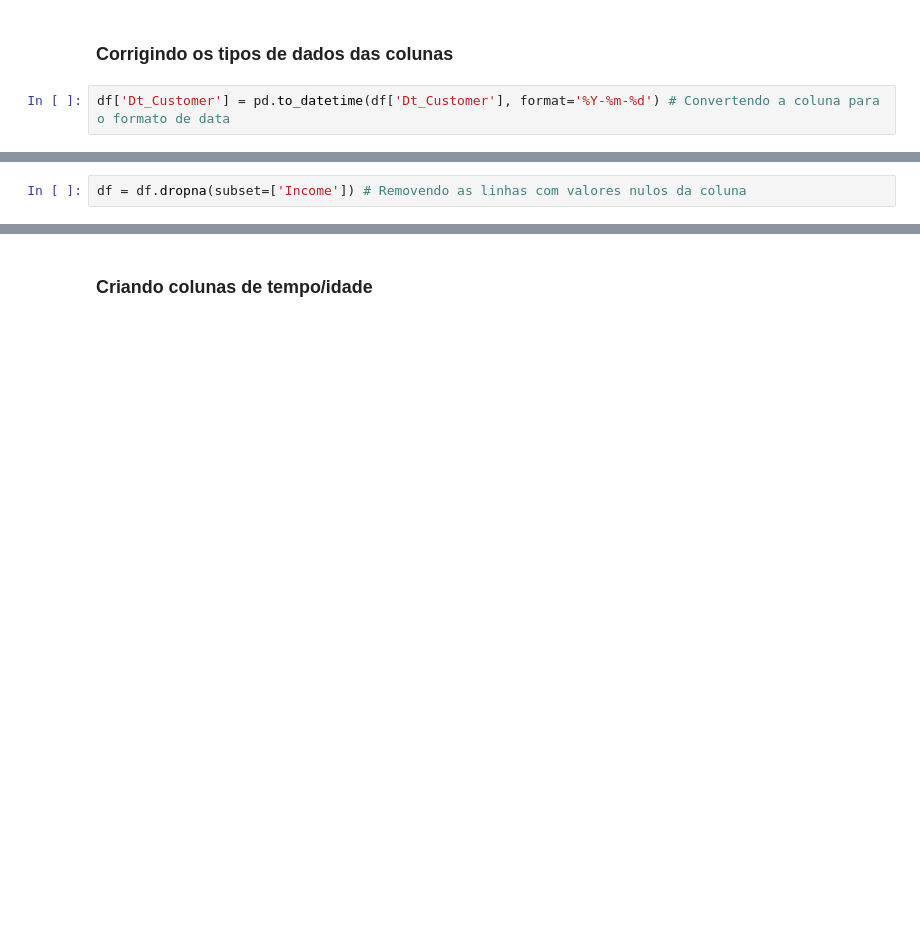
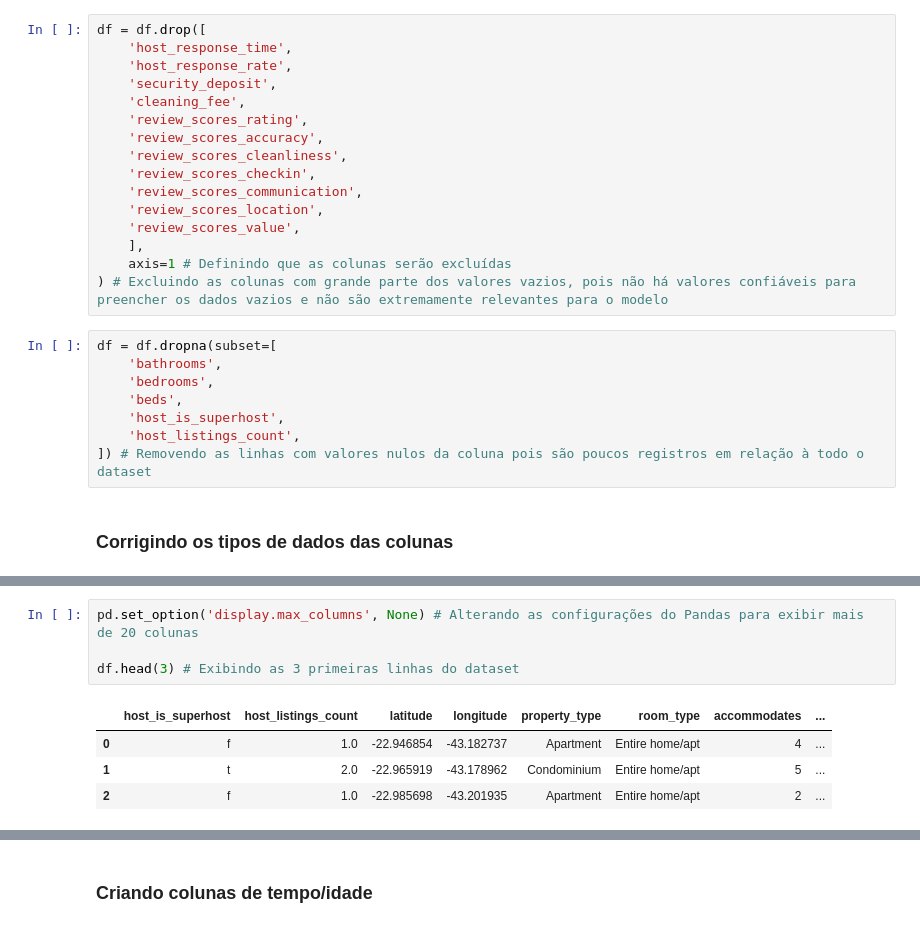
Before and after one commit to matheusresende7/ds_projeto_final_4_modelo_regressao_app_alugueis, a Jupyter notebook: notebooks/04_data_processing.ipynb, the cells around one changed output, grey strips where cells are left out. Drawn from its saved outputs; the diff is of its cells as text; blank space fills up the shorter version.

```diff
--- a/notebooks/04_data_processing.ipynb
+++ b/notebooks/04_data_processing.ipynb
@@ -226,4 +228,26 @@ dtype: int64
+# %%
+df = df.drop([
+    'host_response_time',
+    'host_response_rate',
+    'security_deposit',
+    'cleaning_fee',
+    'review_scores_rating',
+    'review_scores_accuracy',
+    'review_scores_cleanliness',
+    'review_scores_checkin',
+    'review_scores_communication',
+    'review_scores_location',
+    'review_scores_value',
+    ],
+    axis=1 # Definindo que as colunas serão excluídas
+) # Excluindo as colunas com grande parte dos valores vazios, pois não há valores confiáveis para preencher os dados vazios e não são extremamente relevantes para o modelo
+# %%
+df = df.dropna(subset=[
+    'bathrooms',
+    'bedrooms',
+    'beds',
+    'host_is_superhost',
+    'host_listings_count',
+]) # Removendo as linhas com valores nulos da coluna pois são poucos registros em relação à todo o dataset
 # %% [markdown]
 ### Corrigindo os tipos de dados das colunas
-# %%
-df['Dt_Customer'] = pd.to_datetime(df['Dt_Customer'], format='%Y-%m-%d') # Convertendo a coluna para o formato de data
@@ -232,2 +253,0 @@ df['Dt_Customer'] = pd.to_datetime(df['Dt_Customer'], format='%Y-%m-%d') # Conve
-# %%
-df = df.dropna(subset=['Income']) # Removendo as linhas com valores nulos da coluna
@@ -233,0 +274,9 @@ df = df.dropna(subset=['Income']) # Removendo as linhas com valores nulos da col
+# %%
+pd.set_option('display.max_columns', None) # Alterando as configurações do Pandas para exibir mais de 20 colunas
+
+df.head(3) # Exibindo as 3 primeiras linhas do dataset
+# %% [output]
+|  | host_is_superhost | host_listings_count | latitude | longitude | property_type | room_type | accommodates | ... |
+| 0 | f | 1.0 | -22.946854 | -43.182737 | Apartment | Entire home/apt | 4 | ... |
+| 1 | t | 2.0 | -22.965919 | -43.178962 | Condominium | Entire home/apt | 5 | ... |
+| 2 | f | 1.0 | -22.985698 | -43.201935 | Apartment | Entire home/apt | 2 | ... |
```
Also changed, not shown: parts of 12 cells of this notebook, 1 other file.
